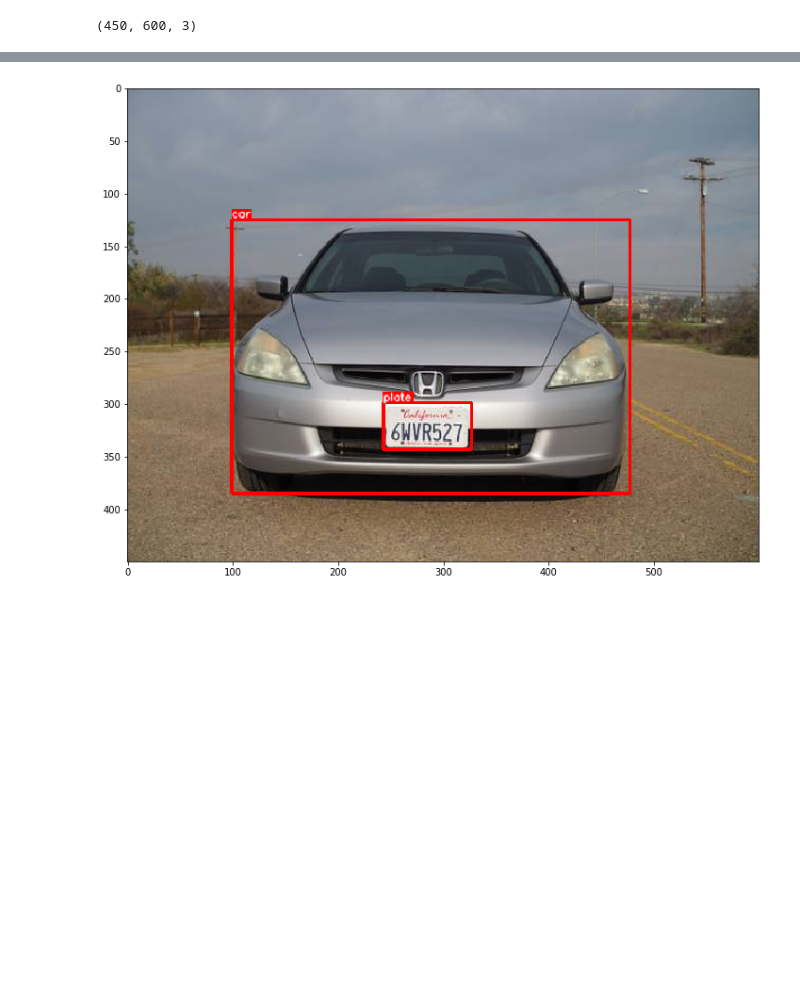
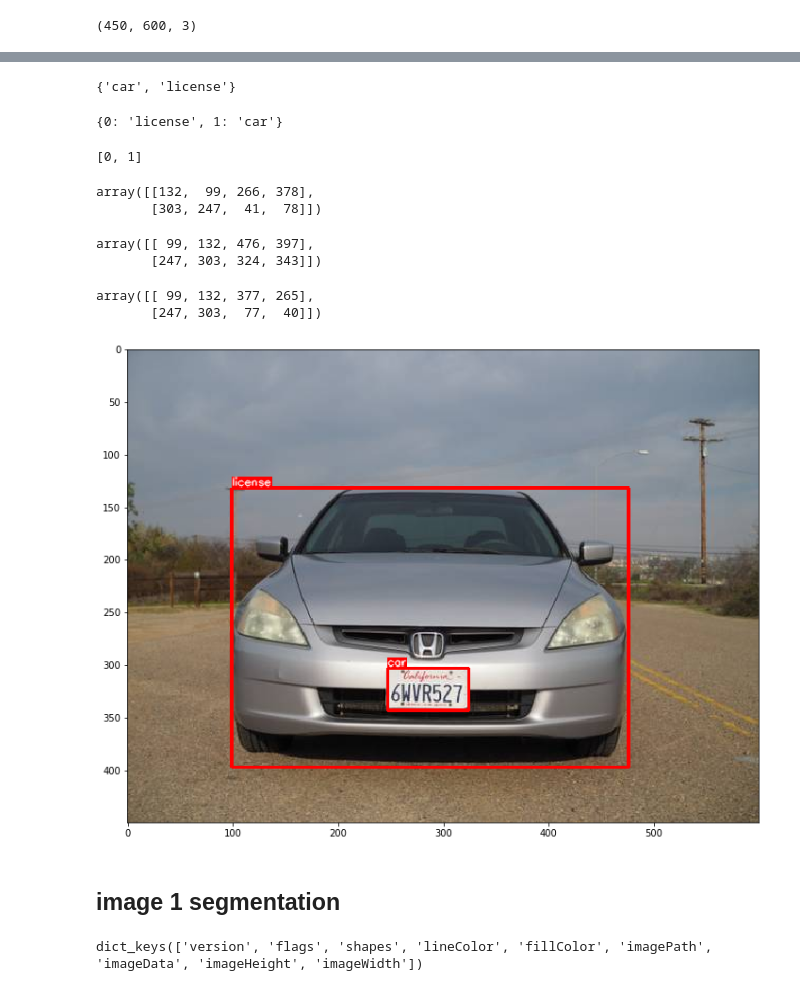
Before and after one commit to aaronlelevier/maskrcnn-benchmark, a Jupyter notebook: demo/Plot COCO Dataset ground truth images.ipynb, the cells around one changed output, grey strips where cells are left out. Saved outputs shown, nothing was run; the diff lists cells and outputs as text; code cells hidden in the pictures; blank space fills up the shorter version.

Commit message:
created image_anns in COCO dataset format from Labelme annotations

```diff
--- a/demo/Plot COCO Dataset ground truth images.ipynb
+++ b/demo/Plot COCO Dataset ground truth images.ipynb
@@ -393,10 +387,53 @@ category_id_to_name = {
+# %%
+shapes = set()
+i = 0
+for x in CAR_ANN['shapes']:
+    shapes.add(x['label'])
+shapes
+# %% [output]
+{'car', 'license'}
+# %%
+category_id_to_name = {i:s for i,s in enumerate(shapes)}
+category_id_to_name
+# %% [output]
+{0: 'license', 1: 'car'}
+# %%
+category_ids = list(category_id_to_name)
+category_ids
+# %% [output]
+[0, 1]
+# %%
+def fastai_bbs(bbs):
+    return np.array([bbs[:,1], bbs[:,0], bbs[:,3]-bbs[:,1]+1, bbs[:,2]-bbs[:,0]+1]).T
+
+fastai_bbs(bboxes)
+# %% [output]
+array([[132,  99, 266, 378],
+       [303, 247,  41,  78]])
+# %%
+bboxes
+# %% [output]
+array([[ 99, 132, 476, 397],
+       [247, 303, 324, 343]])
+# %%
+pascal_bboxes = np.array([bboxes[:,0], bboxes[:,1], bboxes[:,2]-bboxes[:,0], bboxes[:,3]-bboxes[:,1]]).T
+pascal_bboxes
+# %% [output]
+array([[ 99, 132, 377, 265],
+       [247, 303,  77,  40]])
 # %%
 annotations = {
     'image': image,
-    'bboxes': bboxes,
+    'bboxes': pascal_bboxes,
     'category_id': category_ids
 }
 
 visualize(annotations, category_id_to_name)
 # %% [output]
-[figure, old version]
+[figure, new version]
+# %% [markdown]
+## image 1 segmentation
+# %%
+CAR_ANN.keys()
+# %% [output]
+dict_keys(['version', 'flags', 'shapes', 'lineColor', 'fillColor', 'imagePath', 'imageData', 'imageHeight', 'imageWidth'])
```
Also changed, not shown: parts of 38 cells of this notebook.
